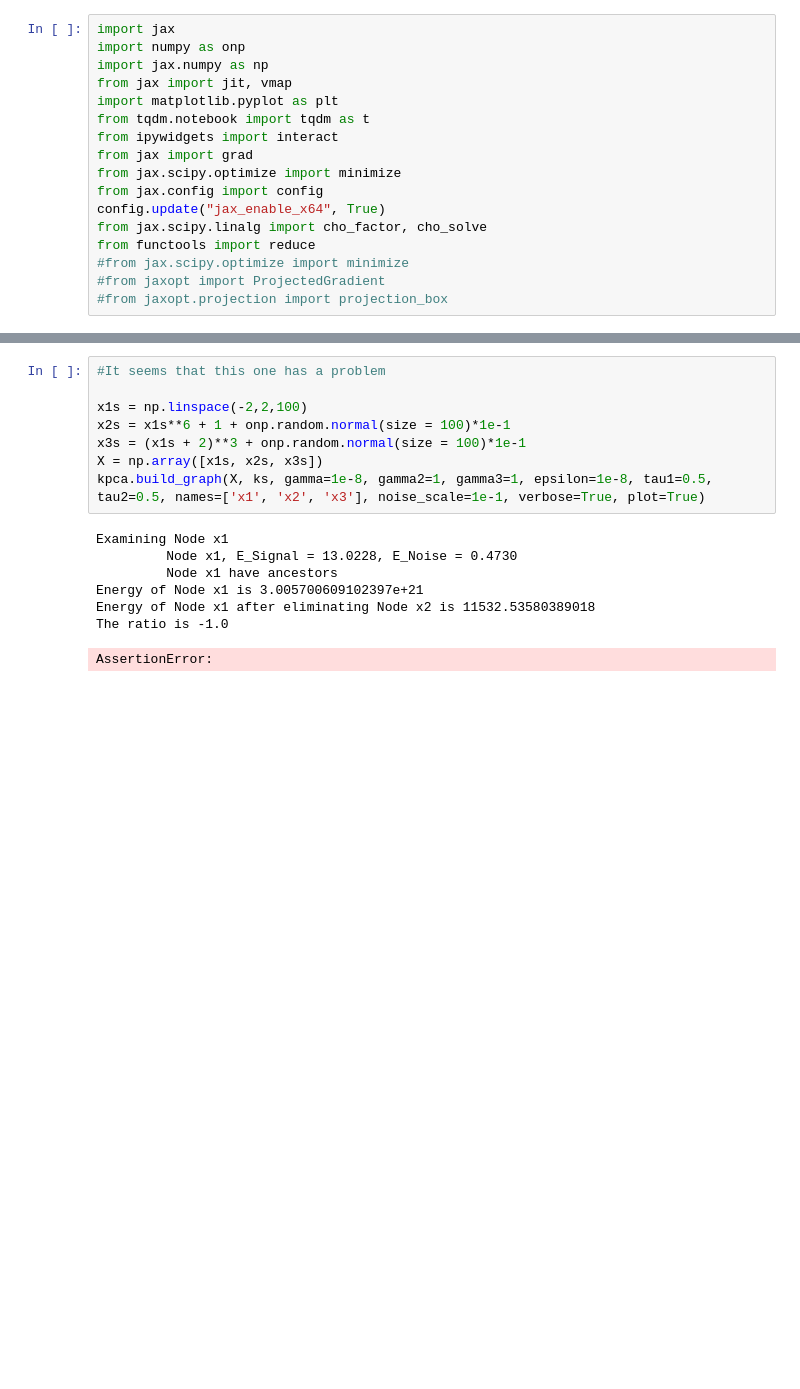
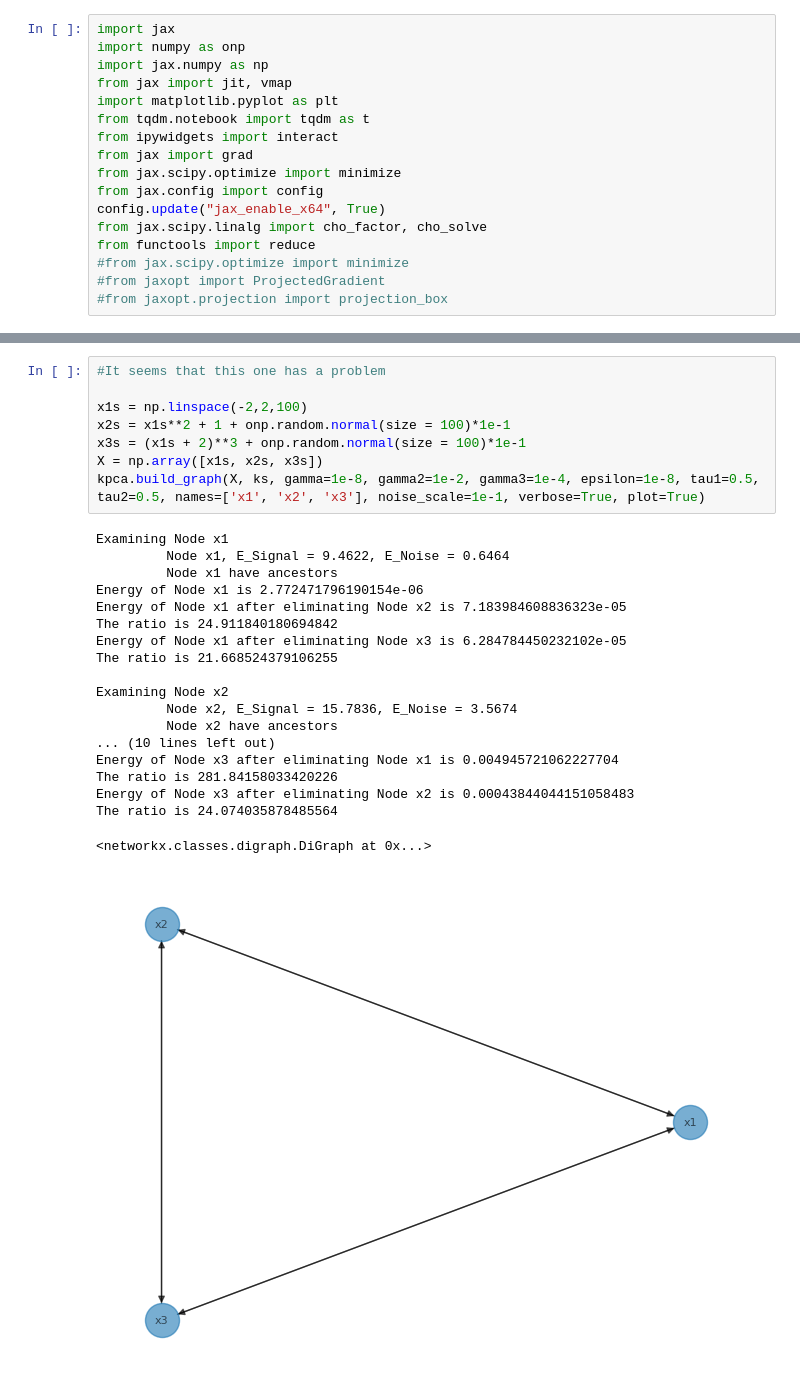
Before and after one commit to PauBatlle/GraphDiscovery, a Jupyter notebook: KPCA.ipynb, the cells around one changed output, grey strips where cells are left out. Cells and saved outputs as stored; diff of their text form; blank space fills up the shorter version.

```diff
--- a/KPCA.ipynb
+++ b/KPCA.ipynb
@@ -168,16 +179,28 @@ The ratio is 2693.3768416261305
 # %%
 #It seems that this one has a problem
 
 x1s = np.linspace(-2,2,100)
-x2s = x1s**6 + 1 + onp.random.normal(size = 100)*1e-1
+x2s = x1s**2 + 1 + onp.random.normal(size = 100)*1e-1
 x3s = (x1s + 2)**3 + onp.random.normal(size = 100)*1e-1
 X = np.array([x1s, x2s, x3s])
-kpca.build_graph(X, ks, gamma=1e-8, gamma2=1, gamma3=1, epsilon=1e-8, tau1=0.5, tau2=0.5, names=['x1', 'x2', 'x3'], noise_scale=1e-1, verbose=True, plot=True)
+kpca.build_graph(X, ks, gamma=1e-8, gamma2=1e-2, gamma3=1e-4, epsilon=1e-8, tau1=0.5, tau2=0.5, names=['x1', 'x2', 'x3'], noise_scale=1e-1, verbose=True, plot=True)
 # %% [output]
 Examining Node x1
-         Node x1, E_Signal = 13.0228, E_Noise = 0.4730
+         Node x1, E_Signal = 9.4622, E_Noise = 0.6464
          Node x1 have ancestors
-Energy of Node x1 is 3.005700609102397e+21
-Energy of Node x1 after eliminating Node x2 is 11532.53580389018
-The ratio is -1.0
+Energy of Node x1 is 2.772471796190154e-06
+Energy of Node x1 after eliminating Node x2 is 7.183984608836323e-05
+The ratio is 24.911840180694842
+Energy of Node x1 after eliminating Node x3 is 6.284784450232102e-05
+The ratio is 21.668524379106255
+
+Examining Node x2
+         Node x2, E_Signal = 15.7836, E_Noise = 3.5674
+         Node x2 have ancestors
+... (10 lines left out)
+Energy of Node x3 after eliminating Node x1 is 0.004945721062227704
+The ratio is 281.84158033420226
+Energy of Node x3 after eliminating Node x2 is 0.00043844044151058483
+The ratio is 24.074035878485564
-AssertionError:
+<networkx.classes.digraph.DiGraph at 0x...>
+[figure, added]
```
Also changed, not shown: parts of 4 cells of this notebook, 2 other files.
